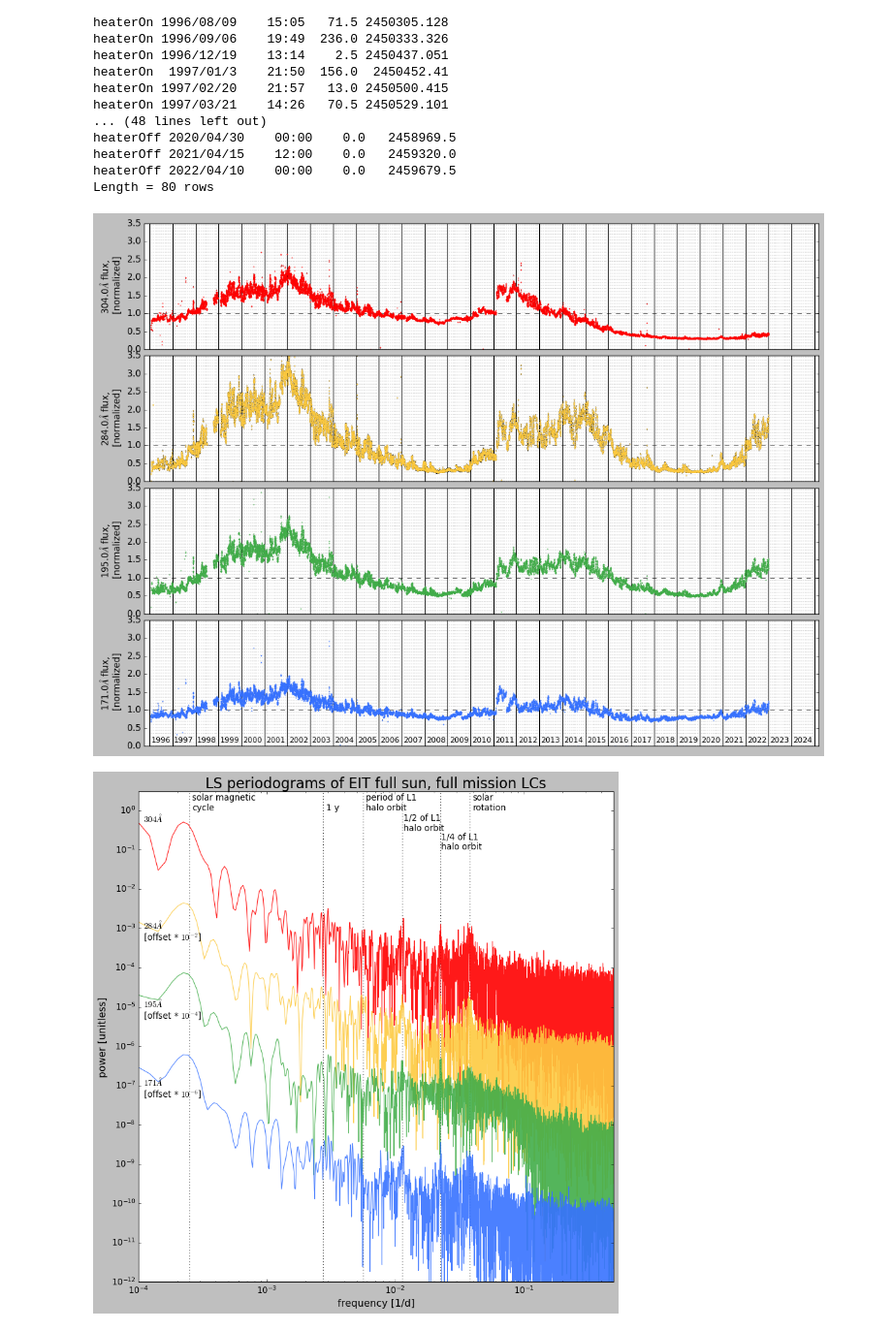
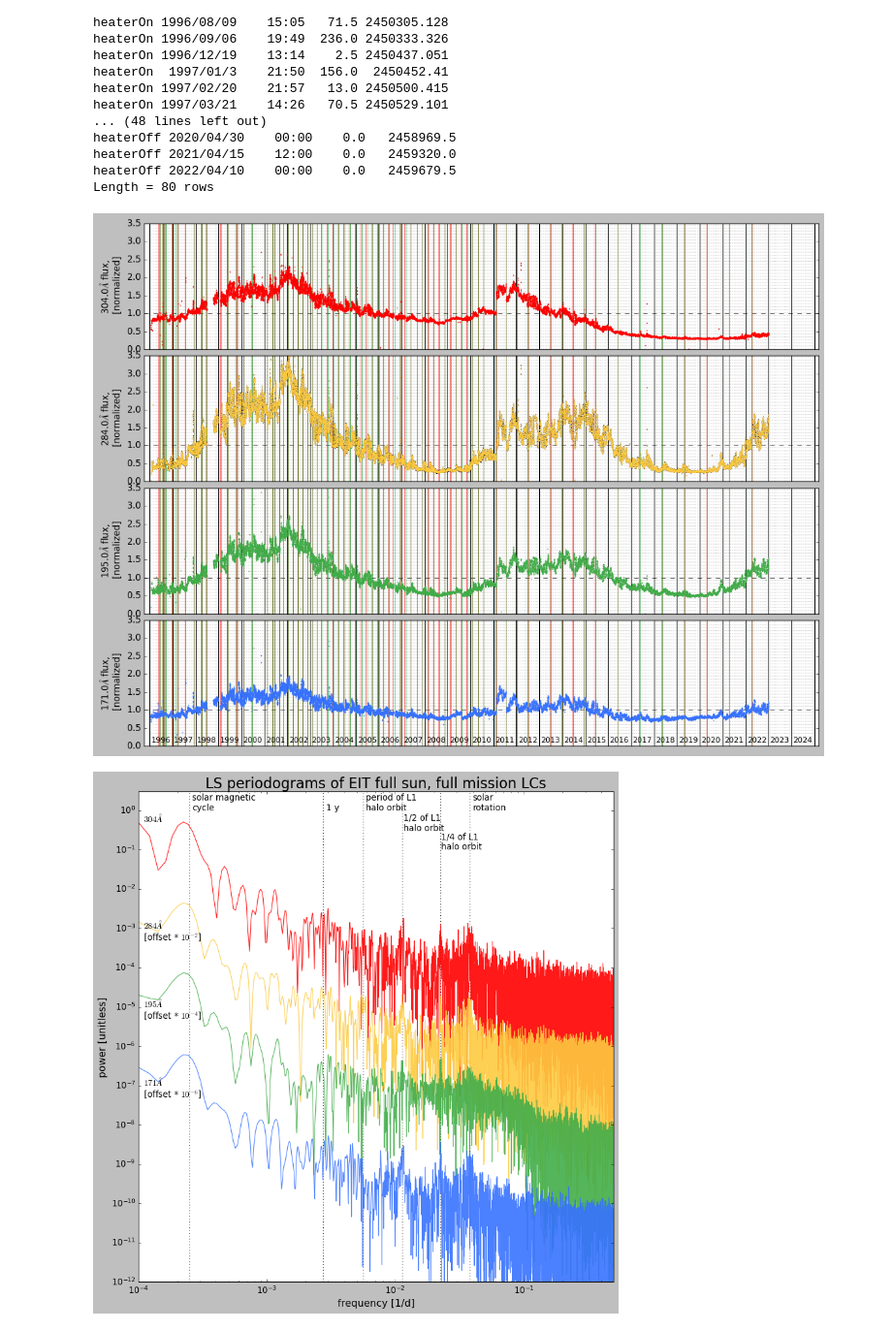
Before and after one commit to esandford/archivalSOHO, a Jupyter notebook: data/EITmissionLongLCs.ipynb, the cells around one changed output. Shown at 97% size. Cells and saved outputs as stored; diff of their text form; code cells hidden in the pictures.

```diff
--- a/data/EITmissionLongLCs.ipynb
+++ b/data/EITmissionLongLCs.ipynb
@@ -71,6 +71,18 @@ wmasks = [m304,m284,m195,m171]
 
 noPinholes = (ps == 0)
 noCameraErrors = (ces == 0)
+# %%
+# basic outlier rejection---get rid of anything with f/f_median > 8
+
+for i in range(4):
+    wmask = wmasks[i] & noPinholes #& noCameraErrors
+
+    fluxnorm = np.median(fs[wmask][~np.isnan(fs[wmask])])
+
+    norm_flux = fs[wmask]/fluxnorm
+
+    fs[wmask][norm_flux > 8] = np.nan
+    us[wmask][norm_flux > 8] = np.nan
 # %%
 print("171")
 print(np.shape(fs[m171]))
@@ -178,36 +190,36 @@ for ax in axes:
 
 for i, ax in enumerate(axes):
     wmask = wmasks[i] #& noPinholes #& noCameraErrors
 
     fluxnorm = np.median(fs[wmasks[i]][~np.isnan(fs[wmasks[i]])])
 
     plotcolor = cs[i]
     axes[i].errorbar(ts[wmask], fs[wmask]/fluxnorm, yerr=us[wmask]/fluxnorm, ls='None', elinewidth=1, capsize=0, marker='.',ms=2,c=plotcolor,ecolor='k')
     #axes[i].plot(ts[wmask], 0.3*np.ones_like(ts[wmask]), marker='|',ms=20,mec=plotcolor,ls='None')
     #axes[i].set_ylabel(r"{0}$\AA$ flux,""\n"" ({1} obs)".format(ws[wmask][0],len(ts[wmask])))
     axes[i].set_ylabel(r"{0}$\AA$ flux,""\n"" [normalized]".format(ws[wmask][0]))
 
 for ax in axes:
     ax.set_xticks([])
 
     ax.ticklabel_format(scilimits=(-4,4),useMathText=True)
     ax.set_ylim(0.,3.5)
     ax.set_xlim(2450000, 2460750)
 
-    '''
+
     for i in range(80):
         bakeoutStartDate = heaterOn[i]['jd']
         bakeoutEndDate = heaterOff[i]['jd']
 
         ax.axvline(bakeoutStartDate,color='r',linestyle='-',lw=0.5)
         ax.axvline(bakeoutEndDate,color='g',linestyle='-',lw=0.5)
-    '''
+
 #axes[0].set_title(r'Normalized EIT full sun LCs, full mission',fontsize=20)
 #plt.show()
 plt.subplots_adjust(hspace=0.05)
 plt.savefig("./EIT_LCs_fullmission.pdf", bbox_inches="tight")
 # %% [output]
-[figure, old version]
+[figure, new version]
 # %%
 cs = ['r', '#fdca40', '#41ad49', '#3772ff']
 fig, ax = plt.subplots(1,1,figsize=(12,12))
```
Also changed, not shown: parts of 3 cells of this notebook, 44 other files.
